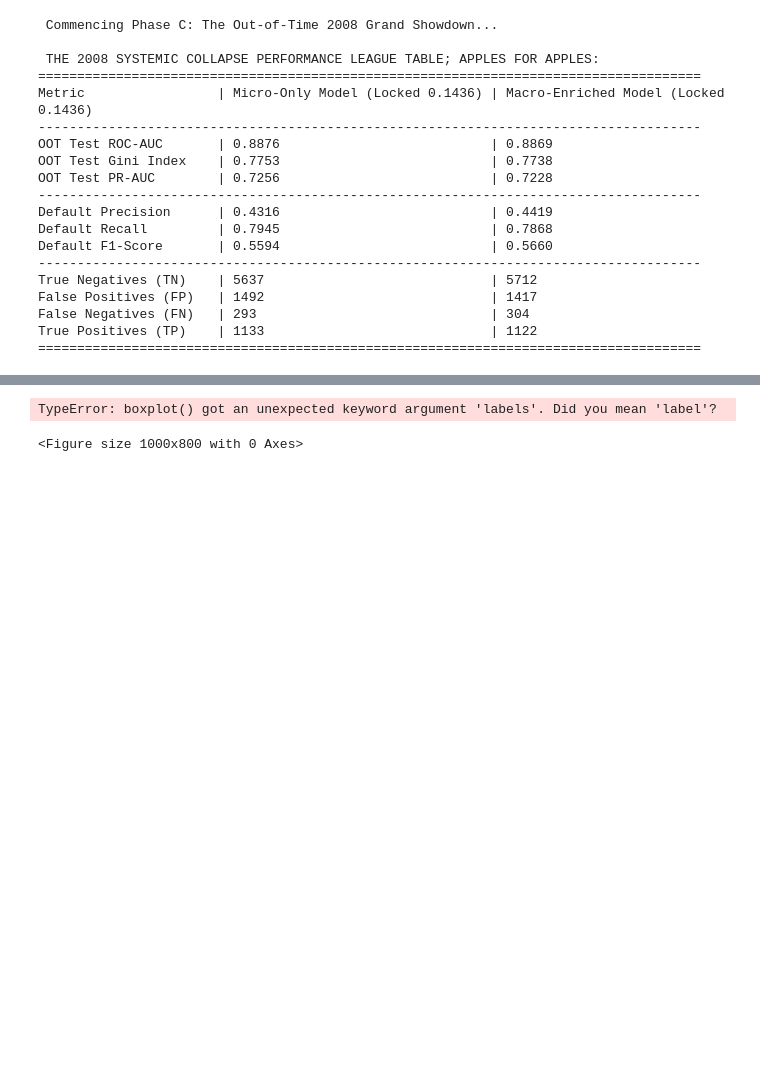
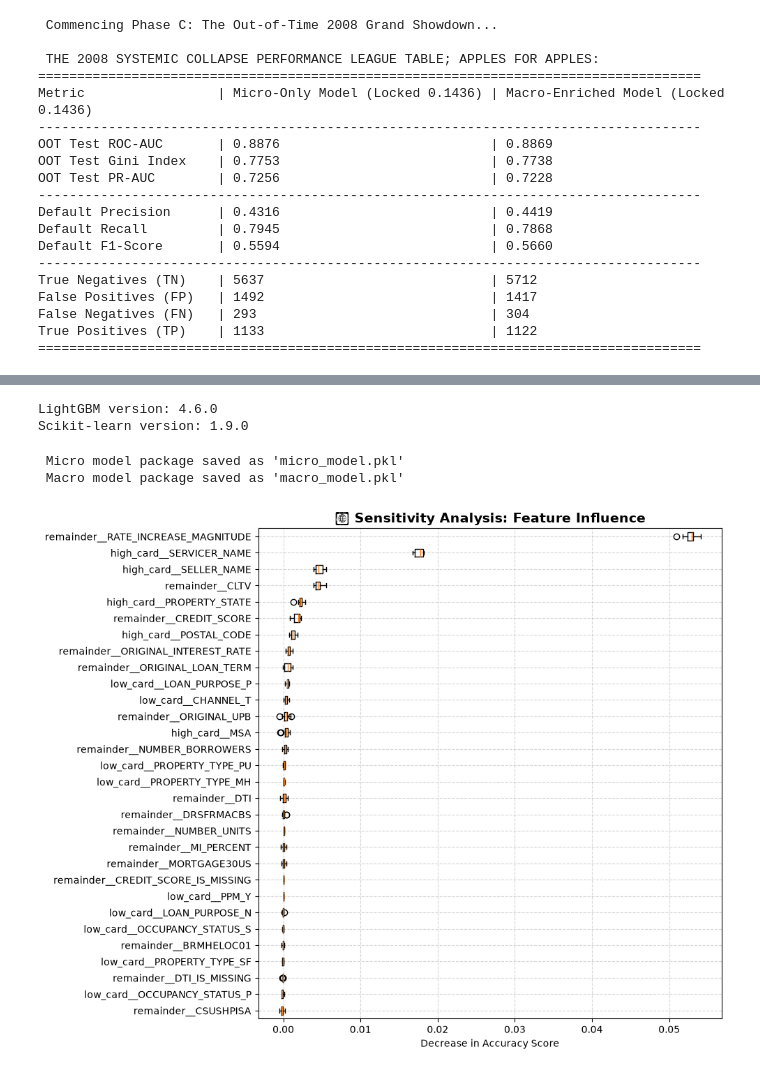
Before and after one commit to Gautam0211/Credit-Risk-Stress-Testing-Under-Macro-Conditions-of-2008-Global-Recession, a Jupyter notebook: Notebooks/Baseline_Model.ipynb, the cells around one changed output, grey strips where cells are left out. Saved outputs shown, nothing was run; the diff lists cells and outputs as text; code cells hidden in the pictures; blank space fills up the shorter version.

```diff
--- a/Notebooks/Baseline_Model.ipynb
+++ b/Notebooks/Baseline_Model.ipynb
@@ -1742,3 +1796,32 @@ True Positives (TP)    | 1011                             | 1010
+# %%
+import lightgbm
+import sklearn
+print(f"LightGBM version: {lightgbm.__version__}")
+print(f"Scikit-learn version: {sklearn.__version__}")
+# %% [output]
+LightGBM version: 4.6.0
+Scikit-learn version: 1.9.0
+# %%
+import joblib
+
+# 1. Package the Micro Model
+micro_package = {
+    'model': tuned_lgb_micro,
+    'threshold': 0.1316  # Your locked Phase A threshold
+}
+joblib.dump(micro_package, 'micro_model.pkl')
+print(" Micro model package saved as 'micro_model.pkl'")
+
+# 2. Package the Macro Model
+macro_package = {
+    'model': tuned_lgb_macro,
+    'threshold': 0.1436  # Your locked Phase B threshold
+}
+joblib.dump(macro_package, 'macro_model.pkl')
+print(" Macro model package saved as 'macro_model.pkl'")
+# %% [output]
+ Micro model package saved as 'micro_model.pkl'
+ Macro model package saved as 'macro_model.pkl'
 # %%
 import numpy as np
 import matplotlib.pyplot as plt
@@ -1750,22 +1833,27 @@ result = permutation_importance(
     tuned_lgb_macro, X_val_macro, y_val,
     n_repeats=10, random_state=42, n_jobs=-1
 )
-
-# 2. Sort features by importance
-sorted_idx = result.importances_mean.argsort()
-
-# 3. Plotting
-plt.figure(figsize=(10, 8))
-plt.boxplot(
-    result.importances[sorted_idx].T,
-    vert=False, labels=np.array(X_train_macro.columns)[sorted_idx]
-)
-plt.title("🎯 Sensitivity Analysis: Feature Influence on Default Prediction", fontsize=14, fontweight='bold')
-plt.xlabel("Decrease in Accuracy Score (Importance)")
-plt.ylabel("Macro-Enriched Feature Set")
-plt.grid(True, linestyle='--', alpha=0.5)
-plt.tight_layout()
-plt.show()
-# %% [output]
-TypeError: boxplot() got an unexpected keyword argument 'labels'. Did you mean 'label'?
-<Figure size 1000x800 with 0 Axes>
+# %%
+import matplotlib.pyplot as plt
+
+# 1. Create the plot object
+fig, ax = plt.subplots(figsize=(10, 8))
+
+# 2. Call boxplot on the axis object (use vert=False)
+ax.boxplot(
+    result.importances[sorted_idx].T,
+    vert=False
+)
+
+# 3. Manually set the labels on the y-axis
+ax.set_yticklabels(np.array(X_train_macro.columns)[sorted_idx])
+
+# 4. Add formatting
+ax.set_title("🎯 Sensitivity Analysis: Feature Influence", fontsize=14, fontweight='bold')
+ax.set_xlabel("Decrease in Accuracy Score")
+ax.grid(True, linestyle='--', alpha=0.5)
+
+plt.tight_layout()
+plt.show()
+# %% [output]
+[figure, added]
```
Also changed, not shown: parts of 7 cells of this notebook, 6 other files.
